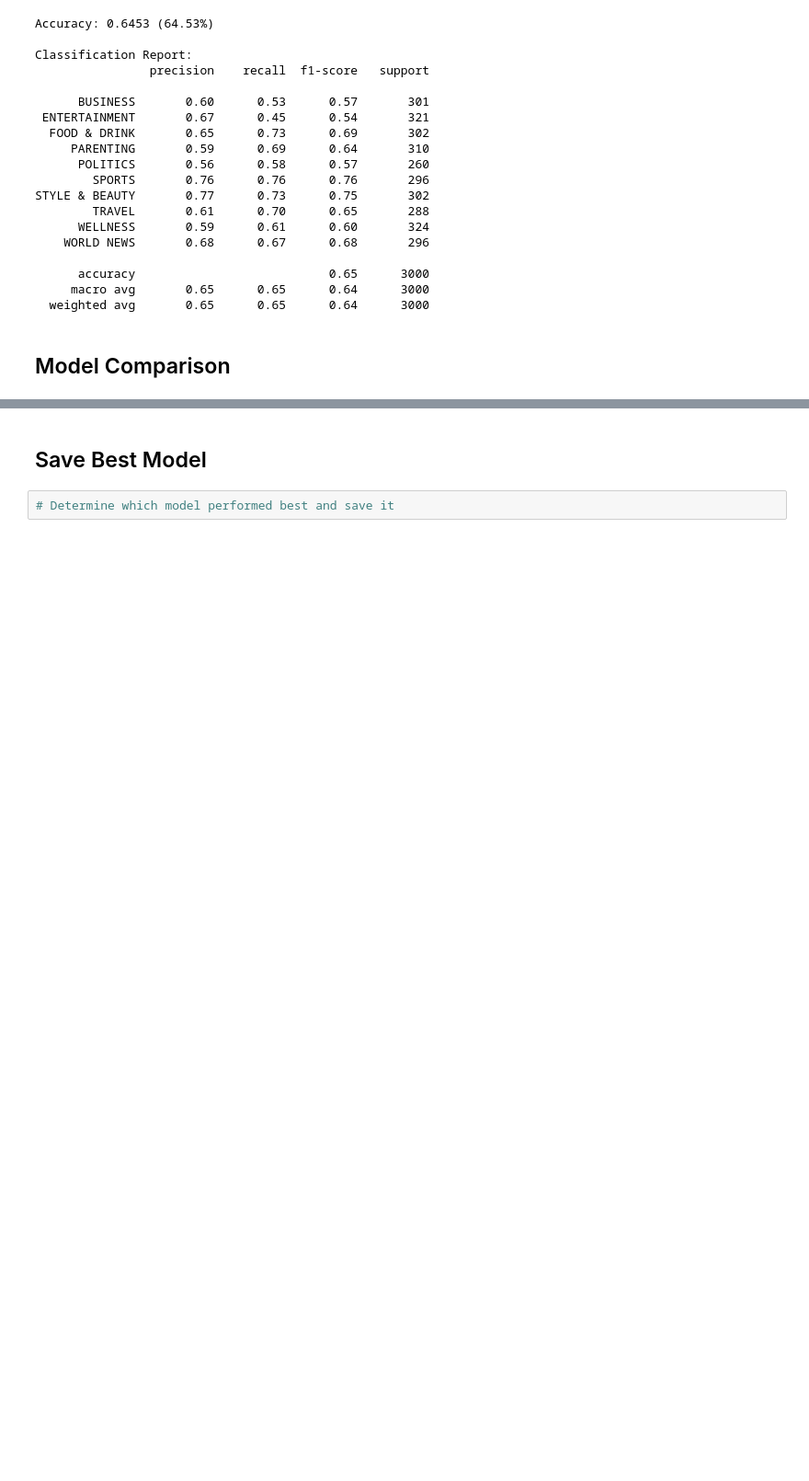
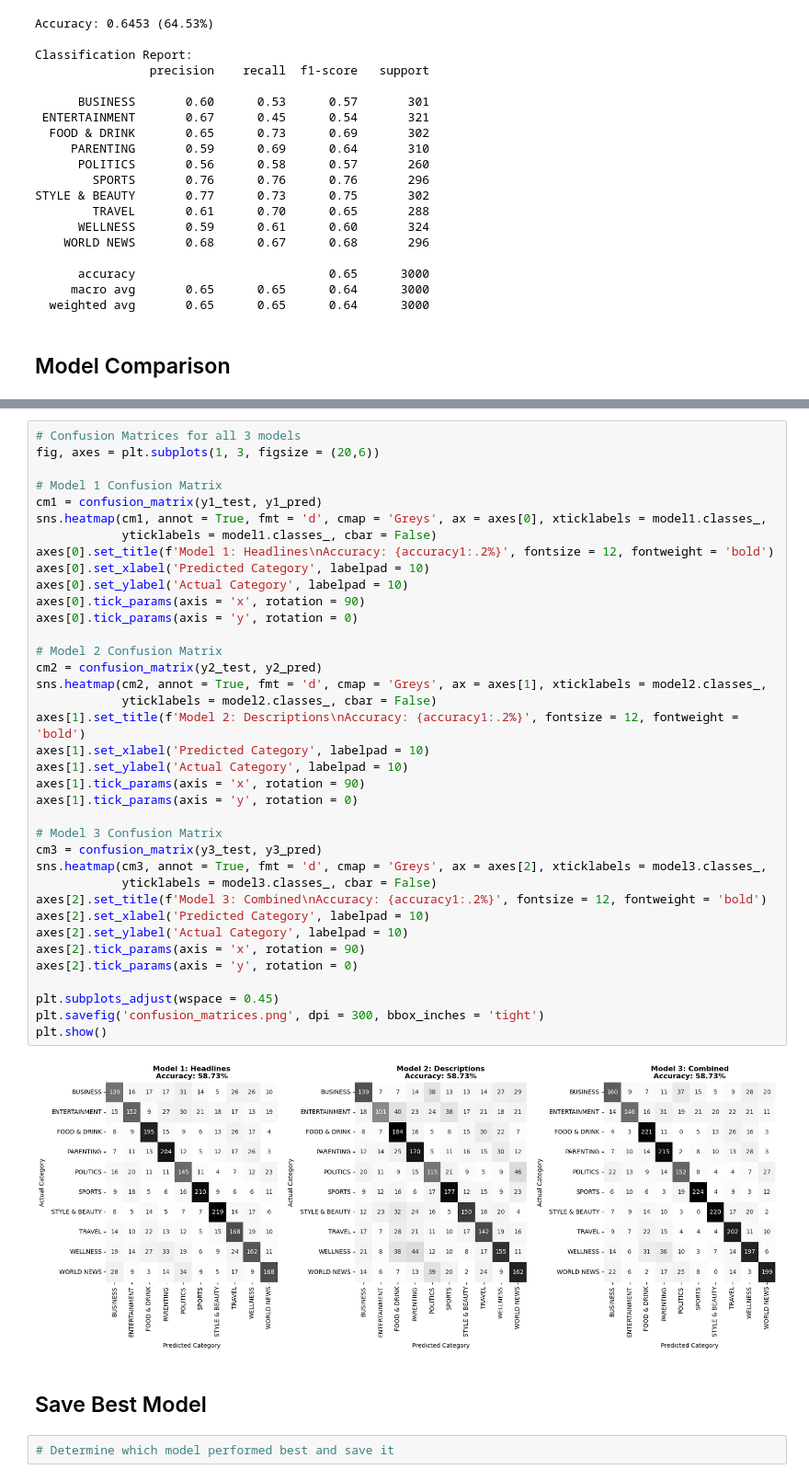
Before and after one commit to jnolan09/CityPulse-AI, a Jupyter notebook: Q2_News_Classifier.ipynb, the cells around one changed output, grey strips where cells are left out. Shown at 92% size. Drawn from its saved outputs; the diff is of its cells as text; blank space fills up the shorter version.

Commit message:
Add confusion matrix visualization for all three models

```diff
--- a/Q2_News_Classifier.ipynb
+++ b/Q2_News_Classifier.ipynb
@@ -287,3 +306,42 @@ print(f"Combined features
+# %%
+# Confusion Matrices for all 3 models
+fig, axes = plt.subplots(1, 3, figsize = (20,6))
+
+# Model 1 Confusion Matrix
+cm1 = confusion_matrix(y1_test, y1_pred)
+sns.heatmap(cm1, annot = True, fmt = 'd', cmap = 'Greys', ax = axes[0], xticklabels = model1.classes_,
+            yticklabels = model1.classes_, cbar = False)
+axes[0].set_title(f'Model 1: Headlines\nAccuracy: {accuracy1:.2%}', fontsize = 12, fontweight = 'bold')
+axes[0].set_xlabel('Predicted Category', labelpad = 10)
+axes[0].set_ylabel('Actual Category', labelpad = 10)
+axes[0].tick_params(axis = 'x', rotation = 90)
+axes[0].tick_params(axis = 'y', rotation = 0)
+
+# Model 2 Confusion Matrix
+cm2 = confusion_matrix(y2_test, y2_pred)
+sns.heatmap(cm2, annot = True, fmt = 'd', cmap = 'Greys', ax = axes[1], xticklabels = model2.classes_,
+            yticklabels = model2.classes_, cbar = False)
+axes[1].set_title(f'Model 2: Descriptions\nAccuracy: {accuracy1:.2%}', fontsize = 12, fontweight = 'bold')
+axes[1].set_xlabel('Predicted Category', labelpad = 10)
+axes[1].set_ylabel('Actual Category', labelpad = 10)
+axes[1].tick_params(axis = 'x', rotation = 90)
+axes[1].tick_params(axis = 'y', rotation = 0)
+
+# Model 3 Confusion Matrix
+cm3 = confusion_matrix(y3_test, y3_pred)
+sns.heatmap(cm3, annot = True, fmt = 'd', cmap = 'Greys', ax = axes[2], xticklabels = model3.classes_,
+            yticklabels = model3.classes_, cbar = False)
+axes[2].set_title(f'Model 3: Combined\nAccuracy: {accuracy1:.2%}', fontsize = 12, fontweight = 'bold')
+axes[2].set_xlabel('Predicted Category', labelpad = 10)
+axes[2].set_ylabel('Actual Category', labelpad = 10)
+axes[2].tick_params(axis = 'x', rotation = 90)
+axes[2].tick_params(axis = 'y', rotation = 0)
+
+plt.subplots_adjust(wspace = 0.45)
+plt.savefig('confusion_matrices.png', dpi = 300, bbox_inches = 'tight')
+plt.show()
+# %% [output]
+[figure, added]
 # %% [markdown]
 ## Save Best Model
 # %%
```
Also changed, not shown: parts of 1 cell of this notebook, 1 other file.
